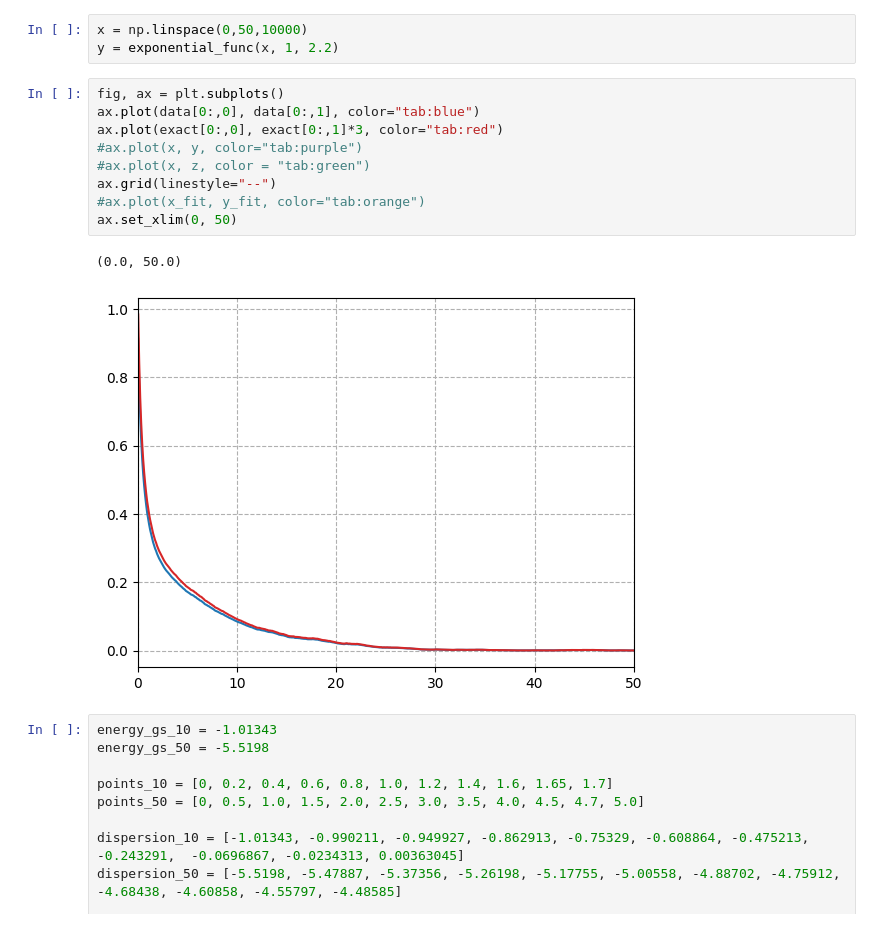
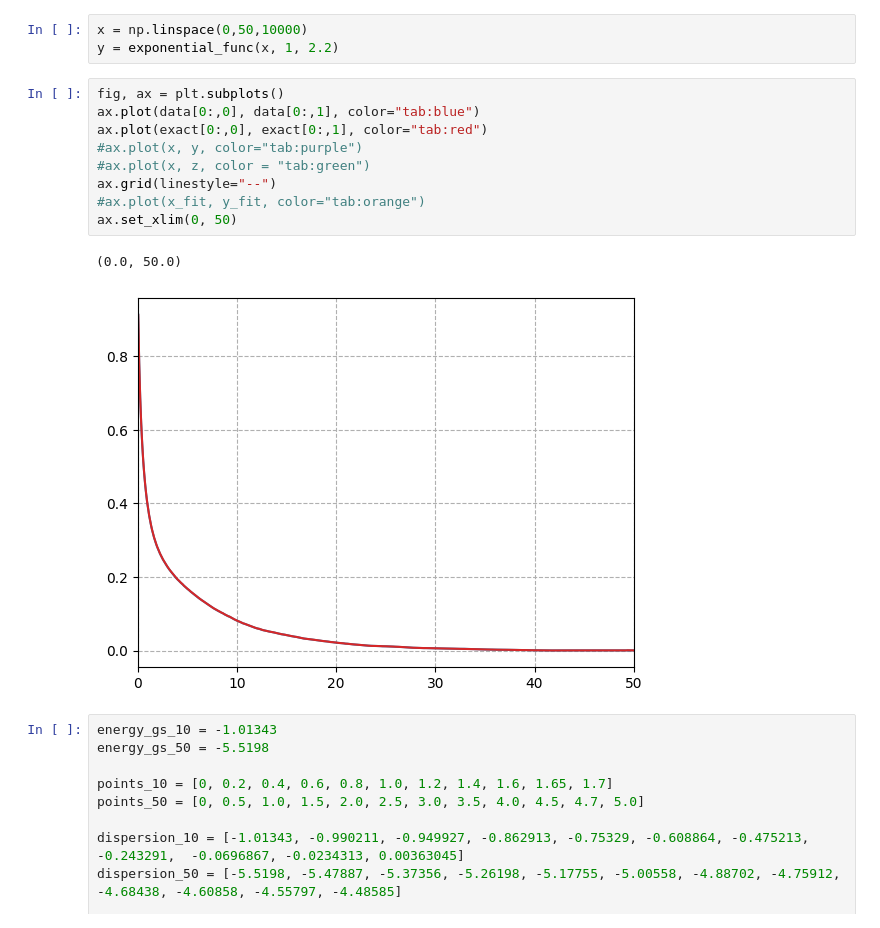
Before and after one commit to sda-express-one/DQMC, a Jupyter notebook: data_processing.ipynb, the cells around one changed output. Saved outputs shown, nothing was run; the diff lists cells and outputs as text.

```diff
--- a/data_processing.ipynb
+++ b/data_processing.ipynb
@@ -76,15 +76,15 @@ y = exponential_func(x, 1, 2.2)
 # %%
 fig, ax = plt.subplots()
 ax.plot(data[0:,0], data[0:,1], color="tab:blue")
-ax.plot(exact[0:,0], exact[0:,1]*3, color="tab:red")
+ax.plot(exact[0:,0], exact[0:,1], color="tab:red")
 #ax.plot(x, y, color="tab:purple")
 #ax.plot(x, z, color = "tab:green")
 ax.grid(linestyle="--")
 #ax.plot(x_fit, y_fit, color="tab:orange")
 ax.set_xlim(0, 50)
 # %% [output]
 (0.0, 50.0)
-[figure, old version]
+[figure, new version]
 # %%
 energy_gs_10 = -1.01343
 energy_gs_50 = -5.5198
```
Also changed, not shown: 2 other files.
